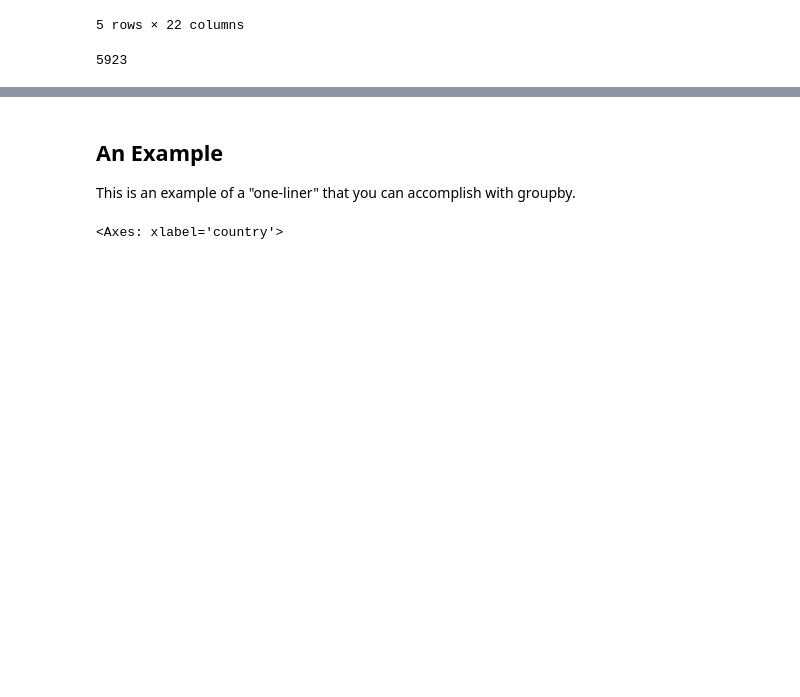
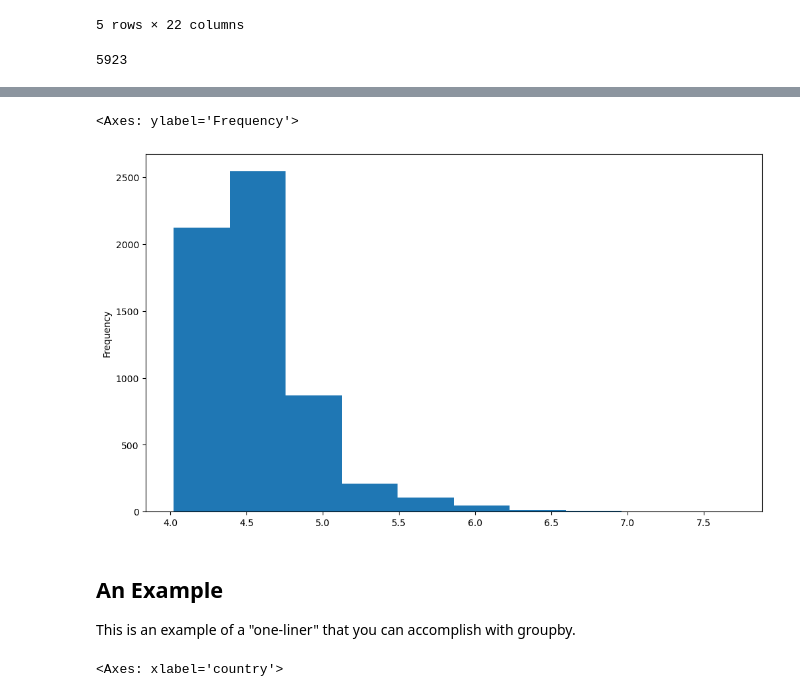
Before and after one commit to earth-DS-ML/summer_2025, a Jupyter notebook: _sources/lectures_DS/pandas/pandas_groupby.ipynb, the cells around one changed output, grey strips where cells are left out. Drawn from its saved outputs; the diff is of its cells as text; code cells hidden in the pictures; blank space fills up the shorter version.

```diff
--- a/_sources/lectures_DS/pandas/pandas_groupby.ipynb
+++ b/_sources/lectures_DS/pandas/pandas_groupby.ipynb
@@ -40,3 +45,8 @@ len(df)
+# %%
+df.mag.plot.hist()
+# %% [output]
+<Axes: ylabel='Frequency'>
+[figure, added]
 # %% [markdown]
 ## An Example
 
```
Also changed, not shown: parts of 35 cells of this notebook, 39 other files.
